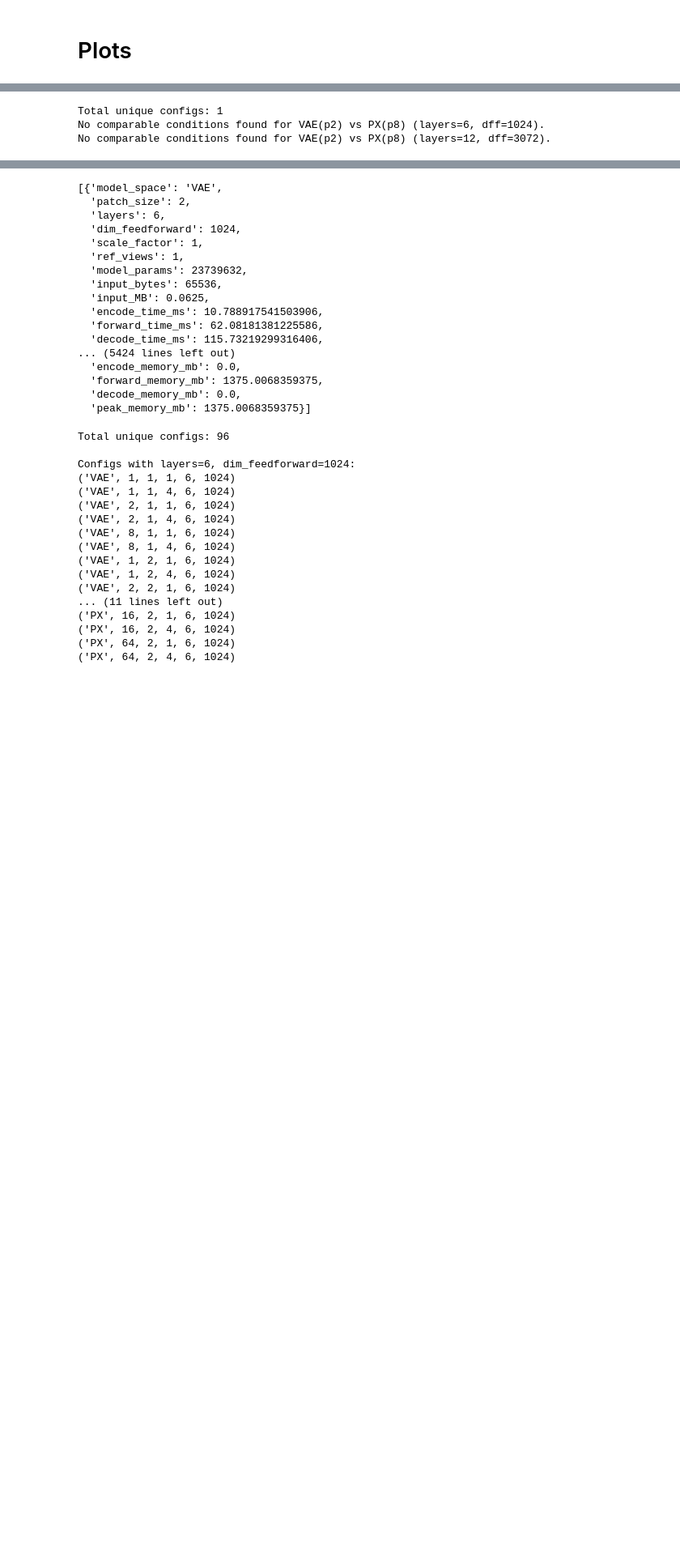
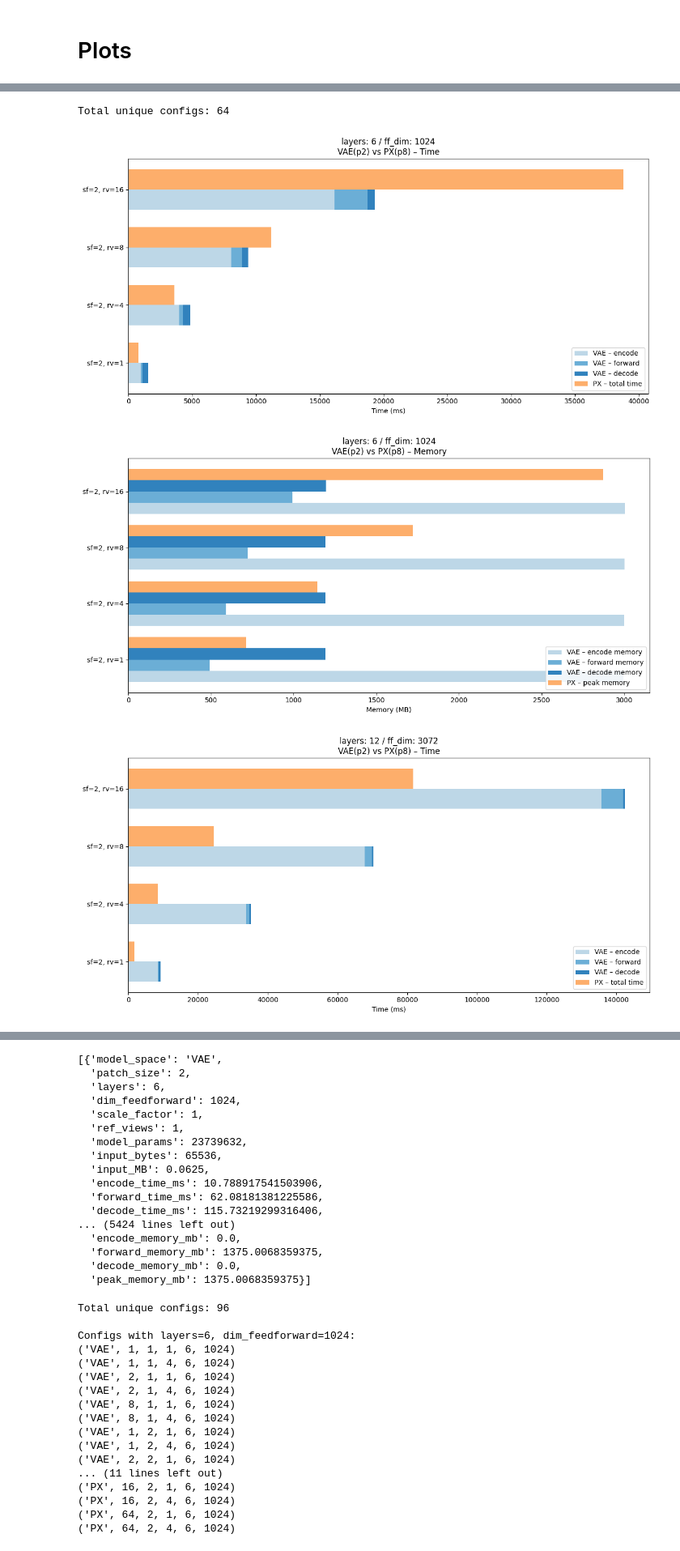
Before and after one commit to flaarmann1000/LVSM-VAE, a Jupyter notebook: notebooks/performance_comparison.ipynb, the cells around one changed output, grey strips where cells are left out. Shown at 81% size. Drawn from its saved outputs; the diff is of its cells as text; code cells hidden in the pictures; blank space fills up the shorter version.

```diff
--- a/notebooks/performance_comparison.ipynb
+++ b/notebooks/performance_comparison.ipynb
@@ -772,34 +769,35 @@ def plot_subset(labels, subset, title_prefix, layers, ff_dim):
 
 
 # -------------------------
 # Example: your desired generalization
 # -------------------------
 
 # 1) choose one patch size per model_space (hardcode yours here)
 vae_patch = 2
 px_patch  = 8
 
 # 2) choose one scale factor or leave None to use all
-scale_factors = {1}        # <- "only 1 scale factor"
+scale_factors = {2}        # <- "only 1 scale factor"
 # scale_factors = None        # <- "only 1 scale factor"
 ref_views = None           # <- or e.g. {1,2,4,8} if you have exactly 4 supervise views
 
 # 3) choose one (layers, dff) or iterate over whatever exists
 layers = 6
 dff = 1024
 
 labels, subset = collect_subset(vae_patch, px_patch, layers, dff,
                                 scale_factors=scale_factors, ref_views=ref_views)
 
 plot_subset(labels, subset, f"VAE(p{vae_patch}) vs PX(p{px_patch})", layers, dff)
 
 layers = 12
 dff = 3072
 
 labels, subset = collect_subset(vae_patch, px_patch, layers, dff,
                                 scale_factors=scale_factors, ref_views=ref_views)
 plot_subset(labels, subset, f"VAE(p{vae_patch}) vs PX(p{px_patch})", layers, dff)
 # %% [output]
-Total unique configs: 1
-No comparable conditions found for VAE(p2) vs PX(p8) (layers=6, dff=1024).
-No comparable conditions found for VAE(p2) vs PX(p8) (layers=12, dff=3072).
+Total unique configs: 64
+[figure, added]
+[figure, added]
+[figure, added]
```
Also changed, not shown: parts of 3 cells of this notebook, 1 other file.
